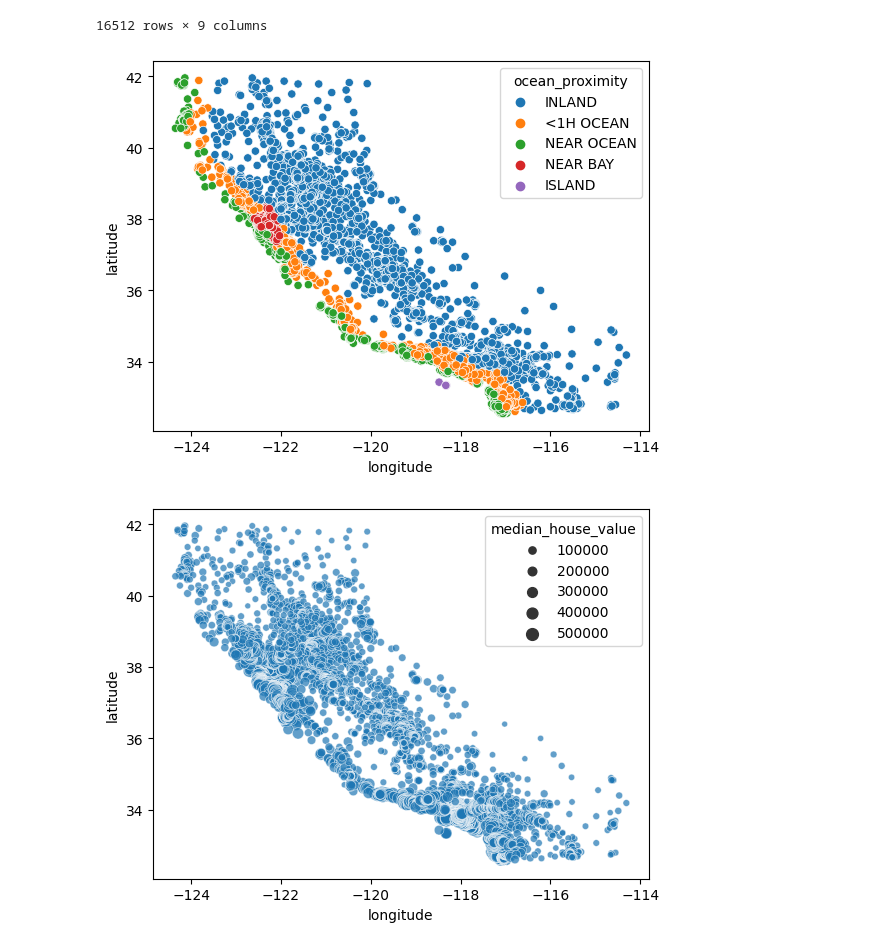
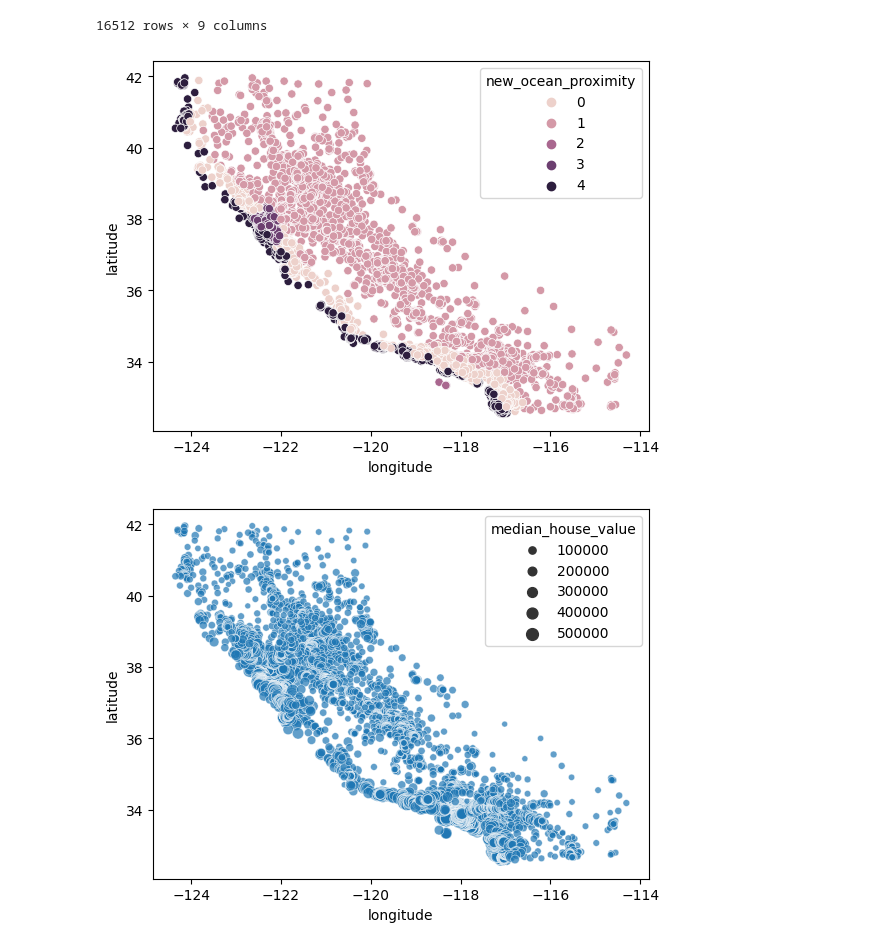
Before and after one commit to Nupur-043/ML-projects, a Jupyter notebook: Housing price prediction model.ipynb, the cells around one changed output. Drawn from its saved outputs; the diff is of its cells as text; code cells hidden in the pictures.

```diff
--- a/Housing price prediction model.ipynb
+++ b/Housing price prediction model.ipynb
@@ -214,11 +214,11 @@ X_train
 16512 rows × 9 columns
 # %%
 plt.figure(dpi=100)
-sns.scatterplot(x='longitude',y='latitude', data=X_train, hue='ocean_proximity')
+sns.scatterplot(x='longitude',y='latitude', data=X_train, hue='new_ocean_proximity')
 
 plt.show()
 # %% [output]
-[figure, old version]
+[figure, new version]
 # %%
 plt.figure(dpi=100)
 sns.scatterplot(x='longitude',y='latitude', data=housing, size='median_house_value', alpha=0.7)
```
Also changed, not shown: parts of 37 cells of this notebook, 1 other file.
